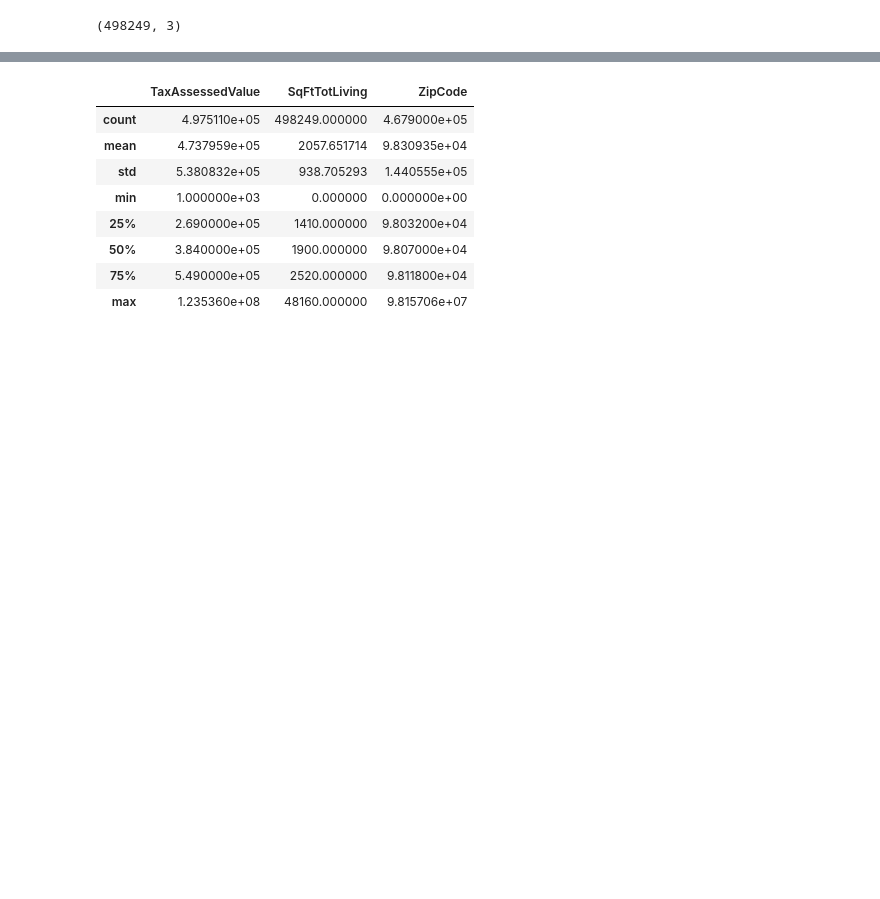
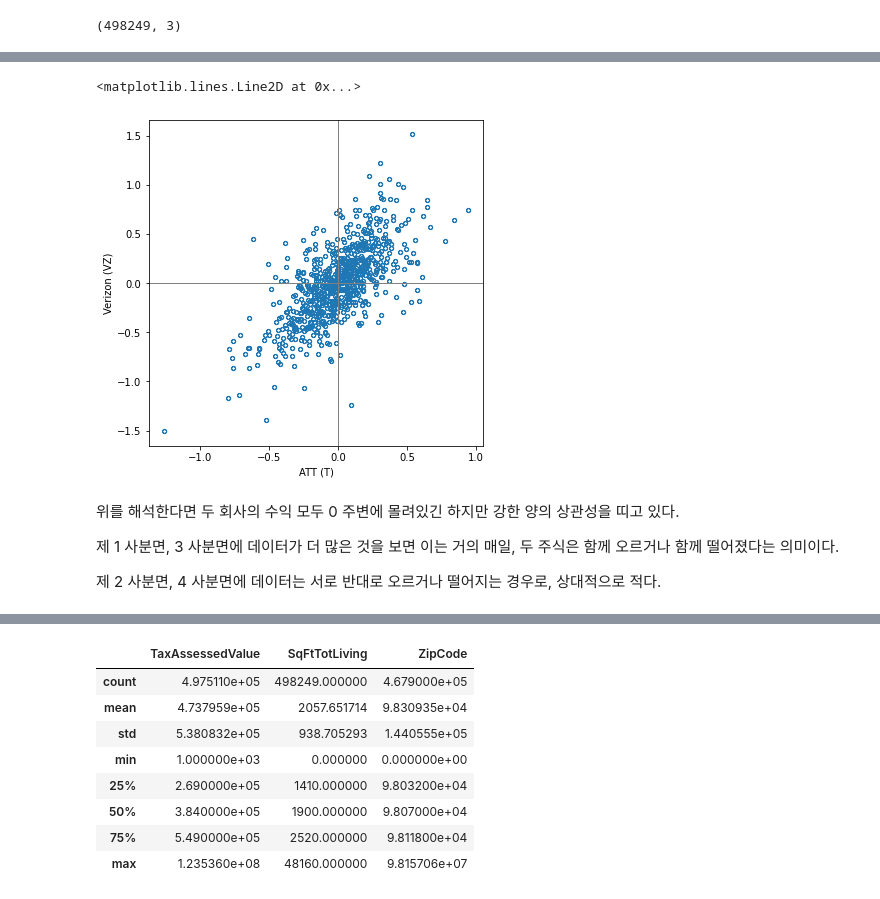
Before and after one commit to Angela-Park-JE/Practical_Statistics, a Jupyter notebook: Ch01_EDA/Ch1_EDA_분포탐색4_multivariate.ipynb, the cells around one changed output, grey strips where cells are left out. Saved outputs shown, nothing was run; the diff lists cells and outputs as text; code cells hidden in the pictures; blank space fills up the shorter version.

```diff
--- a/Ch01_EDA/Ch1_EDA_분포탐색4_multivariate.ipynb
+++ b/Ch01_EDA/Ch1_EDA_분포탐색4_multivariate.ipynb
@@ -92,0 +223,20 @@ kc_tax.shape
+# %%
+# 원형 동그라미로 AT&T와 버라이즌의 일간 수익 상관관계 그리기
+scat_plot = telecom_prices.plot.scatter(x = 'T', y = 'VZ', figsize = (6, 6), marker = '$\u25EF$')
+
+# 그래프 축 이름
+scat_plot.set_xlabel('ATT (T)')
+scat_plot.set_ylabel('Verizon (VZ)')
+
+# 그래프 x = 0, y = 0 선 그리기
+scat_plot.axhline(0, color = 'grey', lw = 1)
+scat_plot.axvline(0, color = 'grey', lw = 1)
+# %% [output]
+<matplotlib.lines.Line2D at 0x...>
+[figure, added]
+# %% [markdown]
+위를 해석한다면 두 회사의 수익 모두 0 주변에 몰려있긴 하지만 강한 양의 상관성을 띠고 있다.
+
+제 1 사분면, 3 사분면에 데이터가 더 많은 것을 보면 이는 거의 매일, 두 주식은 함께 오르거나 함께 떨어졌다는 의미이다.
+
+제 2 사분면, 4 사분면에 데이터는 서로 반대로 오르거나 떨어지는 경우로, 상대적으로 적다.
```
Also changed, not shown: parts of 31 cells of this notebook.
